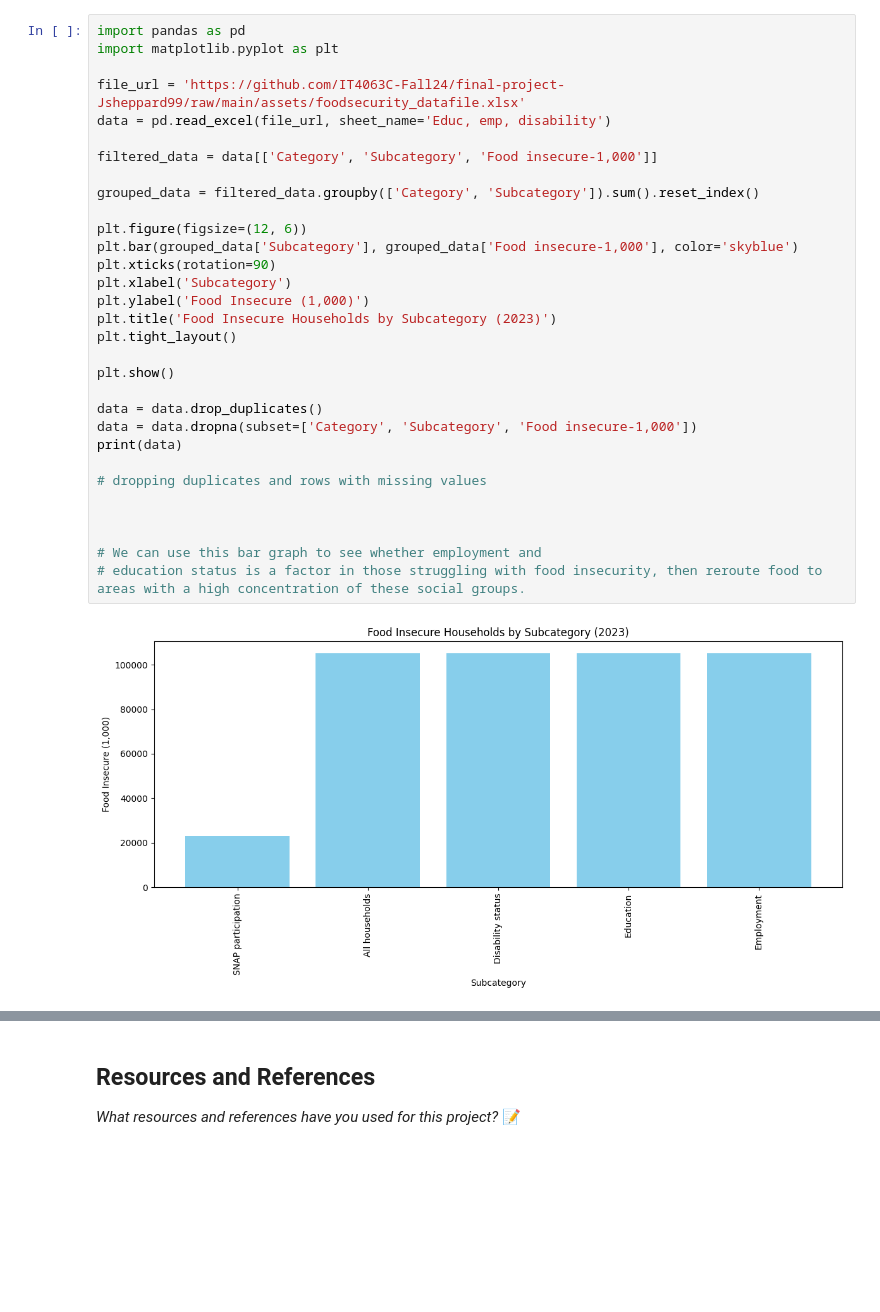
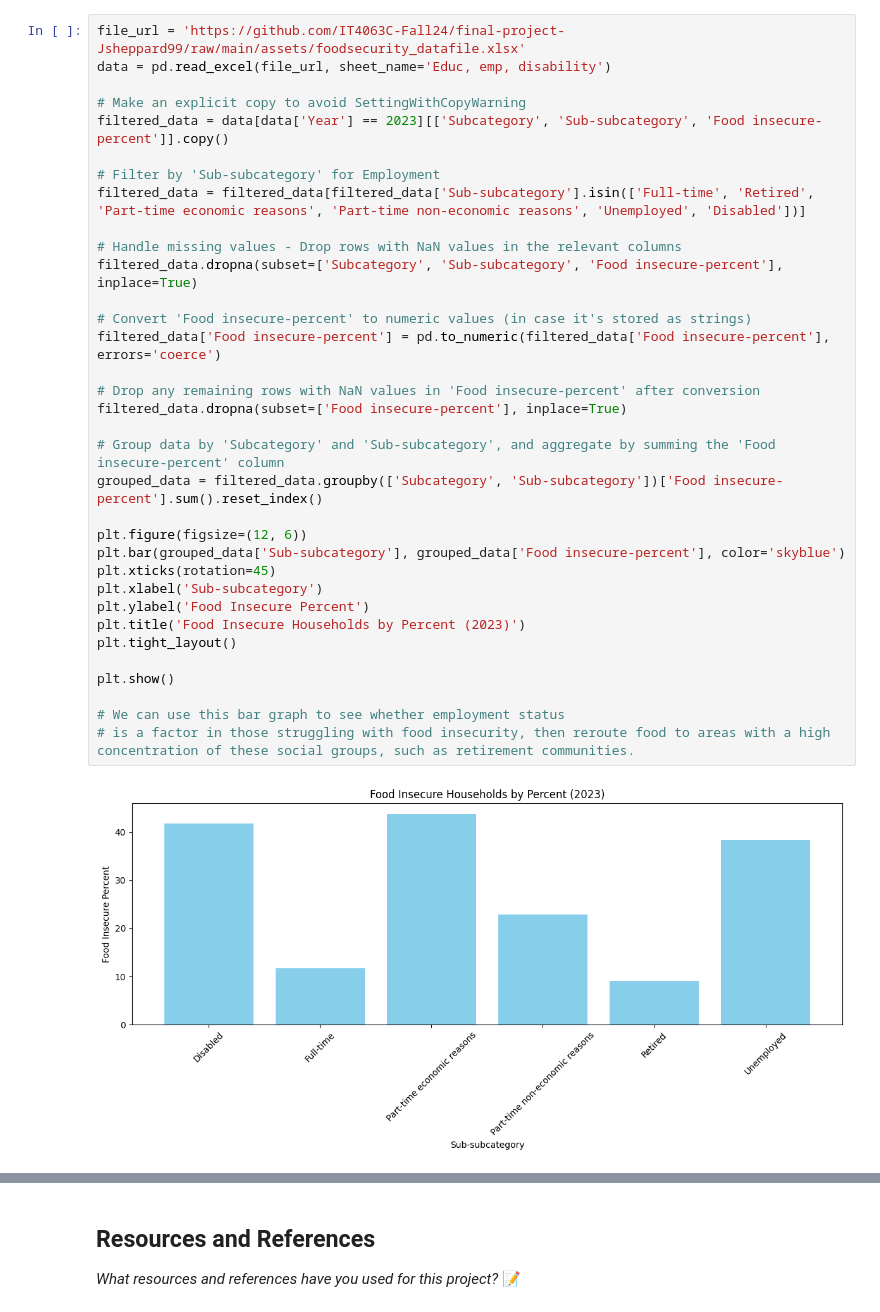
Before and after one commit to IT4063C-Fall24/final-project-Jsheppard99, a Jupyter notebook: source.ipynb, the cells around one changed output, grey strips where cells are left out. Drawn from its saved outputs; the diff is of its cells as text; blank space fills up the shorter version.

Commit message:
Changes after lab1

```diff
--- a/source.ipynb
+++ b/source.ipynb
@@ -134,33 +143,36 @@ print(data_2023)
 # %%
-import pandas as pd
-import matplotlib.pyplot as plt
-
 file_url = 'https://github.com/IT4063C-Fall24/final-project-Jsheppard99/raw/main/assets/foodsecurity_datafile.xlsx'
 data = pd.read_excel(file_url, sheet_name='Educ, emp, disability')
 
-filtered_data = data[['Category', 'Subcategory', 'Food insecure-1,000']]
+# Make an explicit copy to avoid SettingWithCopyWarning
+filtered_data = data[data['Year'] == 2023][['Subcategory', 'Sub-subcategory', 'Food insecure-percent']].copy()
 
-grouped_data = filtered_data.groupby(['Category', 'Subcategory']).sum().reset_index()
+# Filter by 'Sub-subcategory' for Employment
+filtered_data = filtered_data[filtered_data['Sub-subcategory'].isin(['Full-time', 'Retired', 'Part-time economic reasons', 'Part-time non-economic reasons', 'Unemployed', 'Disabled'])]
+
+# Handle missing values - Drop rows with NaN values in the relevant columns
+filtered_data.dropna(subset=['Subcategory', 'Sub-subcategory', 'Food insecure-percent'], inplace=True)
+
+# Convert 'Food insecure-percent' to numeric values (in case it's stored as strings)
+filtered_data['Food insecure-percent'] = pd.to_numeric(filtered_data['Food insecure-percent'], errors='coerce')
+
+# Drop any remaining rows with NaN values in 'Food insecure-percent' after conversion
+filtered_data.dropna(subset=['Food insecure-percent'], inplace=True)
+
+# Group data by 'Subcategory' and 'Sub-subcategory', and aggregate by summing the 'Food insecure-percent' column
+grouped_data = filtered_data.groupby(['Subcategory', 'Sub-subcategory'])['Food insecure-percent'].sum().reset_index()
 
 plt.figure(figsize=(12, 6))
-plt.bar(grouped_data['Subcategory'], grouped_data['Food insecure-1,000'], color='skyblue')
-plt.xticks(rotation=90)
-plt.xlabel('Subcategory')
-plt.ylabel('Food Insecure (1,000)')
-plt.title('Food Insecure Households by Subcategory (2023)')
+plt.bar(grouped_data['Sub-subcategory'], grouped_data['Food insecure-percent'], color='skyblue')
+plt.xticks(rotation=45)
+plt.xlabel('Sub-subcategory')
+plt.ylabel('Food Insecure Percent')
+plt.title('Food Insecure Households by Percent (2023)')
 plt.tight_layout()
 
 plt.show()
 
-data = data.drop_duplicates()
-data = data.dropna(subset=['Category', 'Subcategory', 'Food insecure-1,000'])
-print(data)
-
-# dropping duplicates and rows with missing values
-
-
-
-# We can use this bar graph to see whether employment and
-# education status is a factor in those struggling with food insecurity, then reroute food to areas with a high concentration of these social groups.
+# We can use this bar graph to see whether employment status
+# is a factor in those struggling with food insecurity, then reroute food to areas with a high concentration of these social groups, such as retirement communities.
 # %% [output]
-[figure, old version]
+[figure, new version]
```
Also changed, not shown: parts of 19 cells of this notebook, 1 other file.
